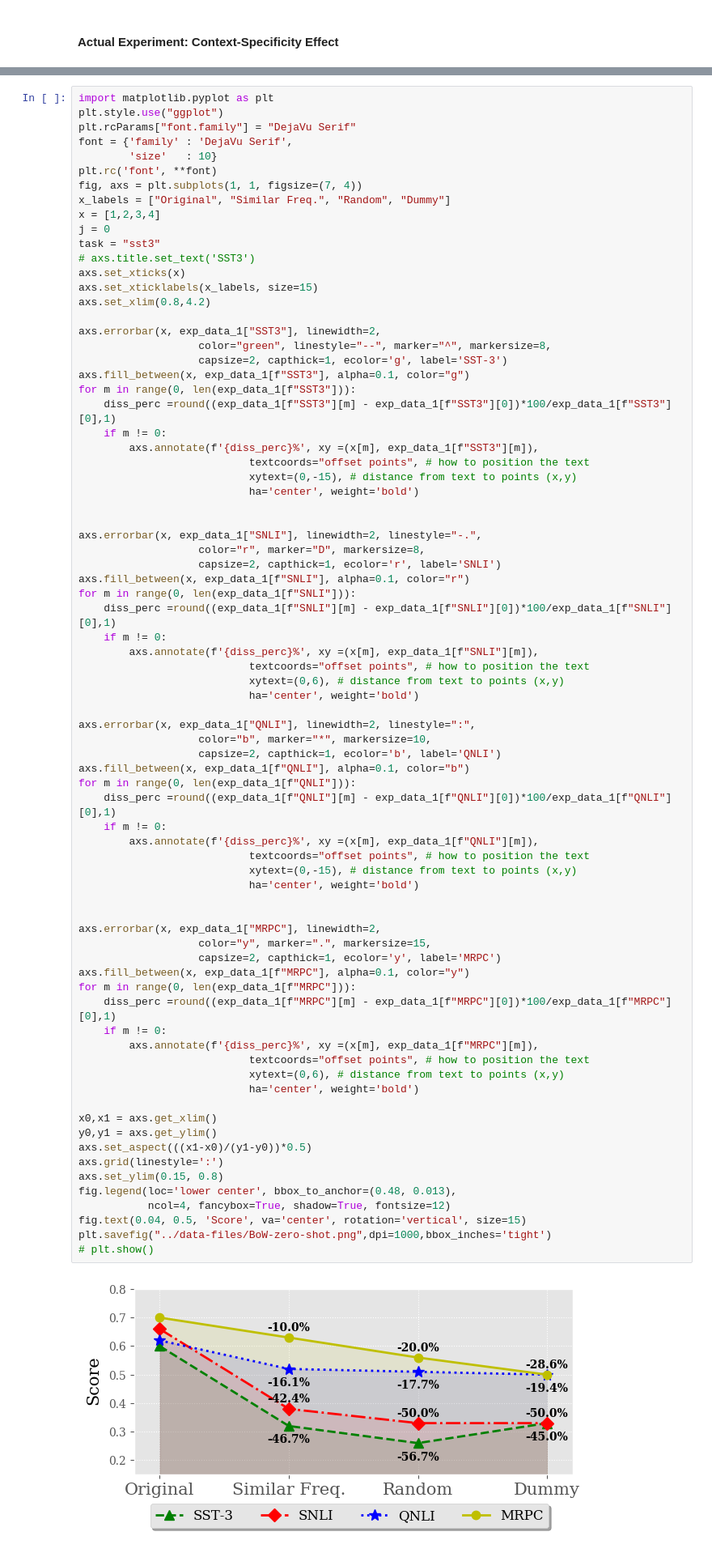
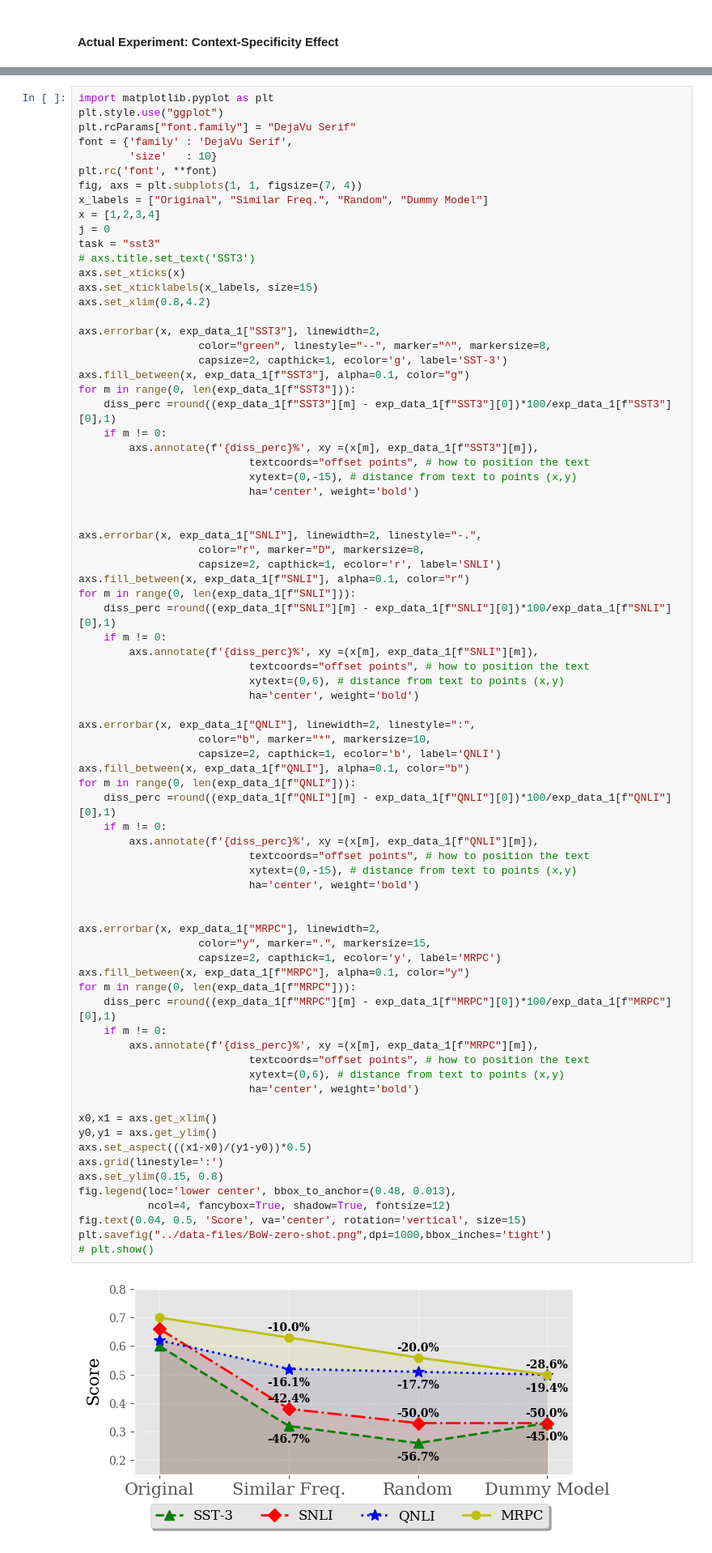
Before and after one commit to frankaging/limits-cross-domain-transfer, a Jupyter notebook: code/visualization_helpers.ipynb, the cells around one changed output, grey strips where cells are left out. Shown at 81% size. Cells and saved outputs as stored; diff of their text form.

Commit message:
[Minor] update plot title

```diff
--- a/code/visualization_helpers.ipynb
+++ b/code/visualization_helpers.ipynb
@@ -1108,7 +1108,7 @@ font = {'family' : 'DejaVu Serif',
         'size'   : 10}
 plt.rc('font', **font)
 fig, axs = plt.subplots(1, 1, figsize=(7, 4))
-x_labels = ["Original", "Similar Freq.", "Random", "Dummy"]
+x_labels = ["Original", "Similar Freq.", "Random", "Dummy Model"]
 x = [1,2,3,4]
 j = 0
 task = "sst3"
@@ -1151,31 +1151,31 @@ for m in range(0, len(exp_data_1[f"QNLI"])):
     if m != 0:
         axs.annotate(f'{diss_perc}%', xy =(x[m], exp_data_1[f"QNLI"][m]),
                            textcoords="offset points", # how to position the text
                            xytext=(0,-15), # distance from text to points (x,y)
                            ha='center', weight='bold')
 
 
 axs.errorbar(x, exp_data_1["MRPC"], linewidth=2,
                    color="y", marker=".", markersize=15,
                    capsize=2, capthick=1, ecolor='y', label='MRPC')
 axs.fill_between(x, exp_data_1[f"MRPC"], alpha=0.1, color="y")
 for m in range(0, len(exp_data_1[f"MRPC"])):
     diss_perc =round((exp_data_1[f"MRPC"][m] - exp_data_1[f"MRPC"][0])*100/exp_data_1[f"MRPC"][0],1)
     if m != 0:
         axs.annotate(f'{diss_perc}%', xy =(x[m], exp_data_1[f"MRPC"][m]),
                            textcoords="offset points", # how to position the text
                            xytext=(0,6), # distance from text to points (x,y)
                            ha='center', weight='bold')
 
 x0,x1 = axs.get_xlim()
 y0,y1 = axs.get_ylim()
 axs.set_aspect(((x1-x0)/(y1-y0))*0.5)
 axs.grid(linestyle=':')
 axs.set_ylim(0.15, 0.8)
 fig.legend(loc='lower center', bbox_to_anchor=(0.48, 0.013),
            ncol=4, fancybox=True, shadow=True, fontsize=12)
 fig.text(0.04, 0.5, 'Score', va='center', rotation='vertical', size=15)
 plt.savefig("../data-files/BoW-zero-shot.png",dpi=1000,bbox_inches='tight')
 # plt.show()
 # %% [output]
-[figure, old version]
+[figure, new version]
```
